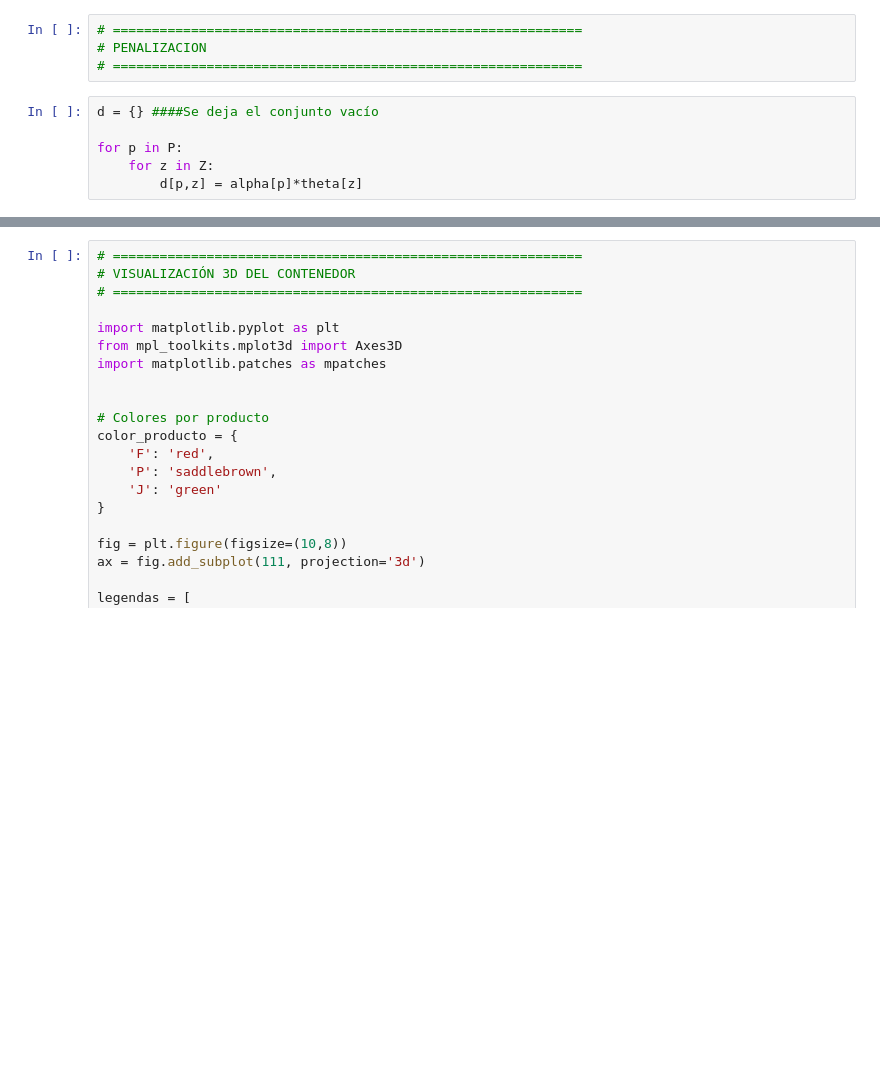
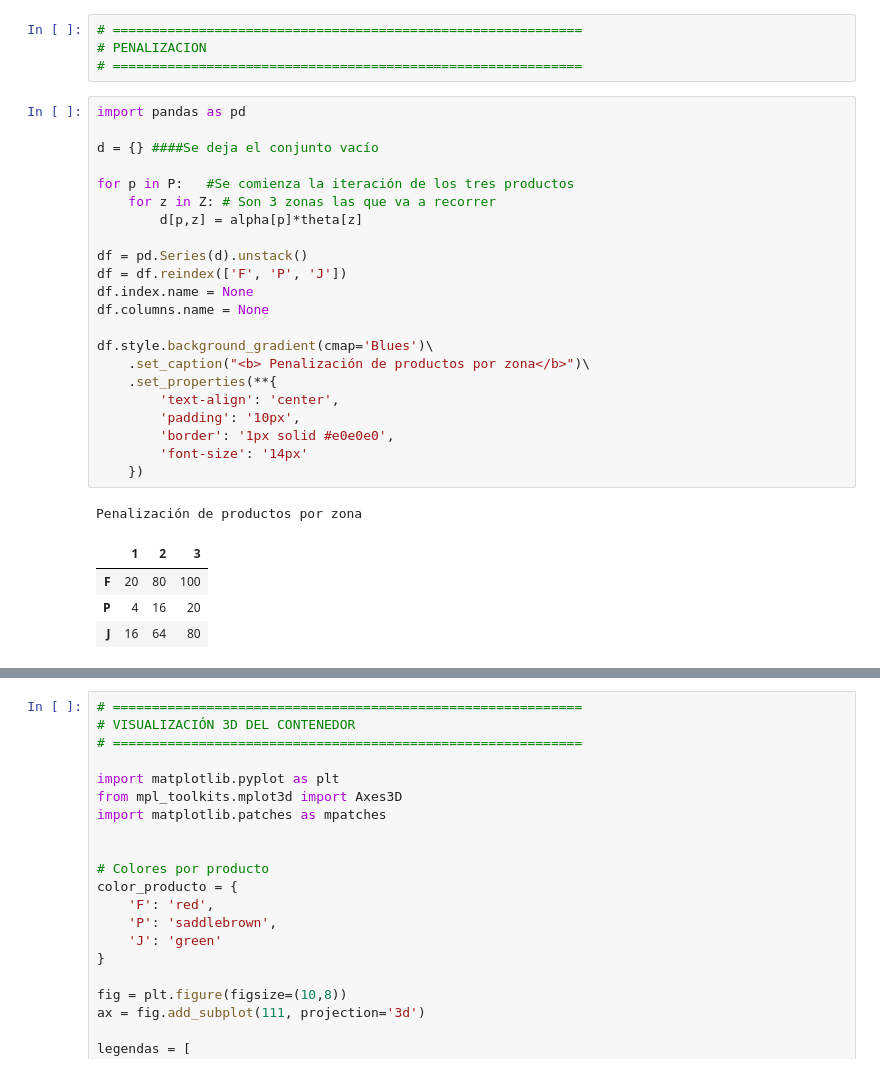
Before and after one commit to caroarcrz/Bin-packing-problem-Contenedor-Refrigerado, a Jupyter notebook: Contenedor_refigerado1.ipynb, the cells around one changed output, grey strips where cells are left out. Saved outputs shown, nothing was run; the diff lists cells and outputs as text; blank space fills up the shorter version.

```diff
--- a/Contenedor_refigerado1.ipynb
+++ b/Contenedor_refigerado1.ipynb
@@ -117,10 +119,32 @@ La temperatura por zona es {1: 2, 2: 8, 3: 10}
 # ============================================================
 # PENALIZACION
 # ============================================================
-# %%
-d = {} ####Se deja el conjunto vacío
-
-for p in P:
-    for z in Z:
-        d[p,z] = alpha[p]*theta[z]
+# %%
+import pandas as pd
+
+d = {} ####Se deja el conjunto vacío
+
+for p in P:   #Se comienza la iteración de los tres productos
+    for z in Z: # Son 3 zonas las que va a recorrer
+        d[p,z] = alpha[p]*theta[z]
+
+df = pd.Series(d).unstack()
+df = df.reindex(['F', 'P', 'J'])
+df.index.name = None
+df.columns.name = None
+
+df.style.background_gradient(cmap='Blues')\
+    .set_caption("<b> Penalización de productos por zona</b>")\
+    .set_properties(**{
+        'text-align': 'center',
+        'padding': '10px',
+        'border': '1px solid #e0e0e0',
+        'font-size': '14px'
+    })
+# %% [output]
+Penalización de productos por zona
+|  | 1 | 2 | 3 |
+| F | 20 | 80 | 100 |
+| P | 4 | 16 | 20 |
+| J | 16 | 64 | 80 |
 # %%
```
Also changed, not shown: parts of 2 cells of this notebook.
